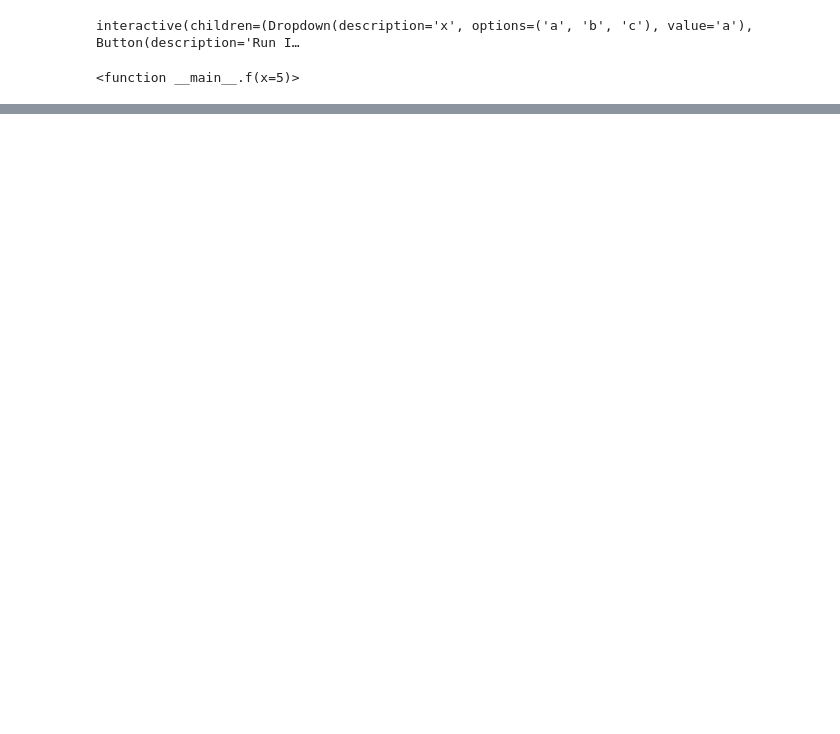
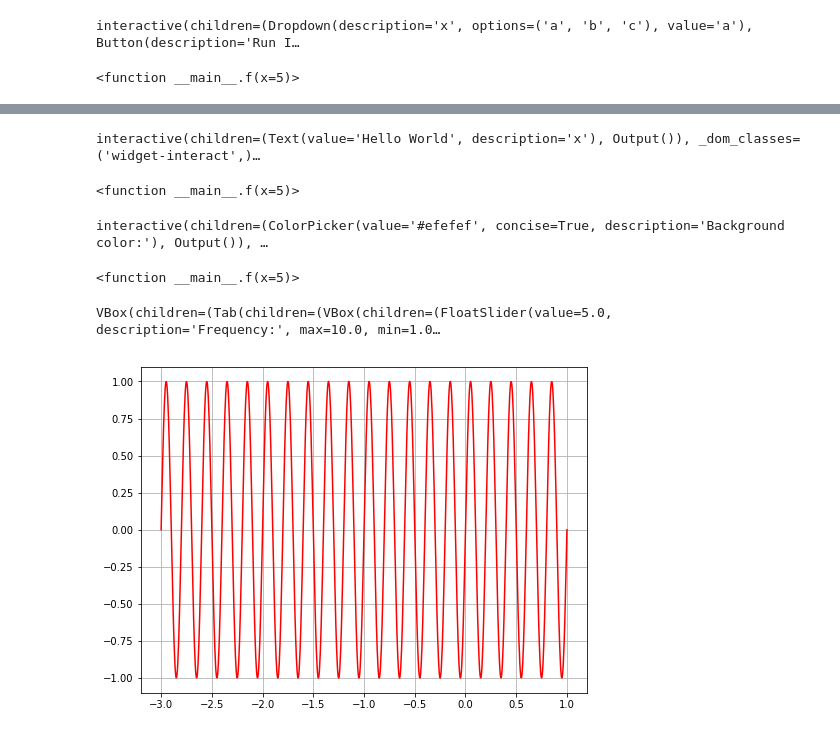
Before and after one commit to seljukgulcan/python-data-science-handbook-notes, a Jupyter notebook: ipywidgets.ipynb, the cells around one changed output, grey strips where cells are left out. Cells and saved outputs as stored; diff of their text form; code cells hidden in the pictures; blank space fills up the shorter version.

```diff
--- a/ipywidgets.ipynb
+++ b/ipywidgets.ipynb
@@ -27,0 +100,7 @@ interactive(children=(Dropdown(description='x', options=('a', 'b', 'c'), value='
+# %%
+grid_button = widgets.ToggleButton(
+    value=False,
+    description='Grid',
+    icon='check'
+)
+widgets.interact(f, x=grid_button.value)
@@ -27,0 +110,62 @@ interactive(children=(Dropdown(description='x', options=('a', 'b', 'c'), value='
+# %%
+title_textbox = widgets.Text(
+    value='Hello World',
+    description='Title:',
+)
+widgets.interact(f, x=title_textbox.value)
+# %% [output]
+interactive(children=(Text(value='Hello World', description='x'), Output()), _dom_classes=('widget-interact',)…
+<function __main__.f(x=5)>
+# %%
+color_picker = widgets.ColorPicker(
+    concise=True,
+    description='Background color:',
+    value='#efefef',
+)
+widgets.interact(f, x=color_picker)
+# %% [output]
+interactive(children=(ColorPicker(value='#efefef', concise=True, description='Background color:'), Output()), …
+<function __main__.f(x=5)>
+# %%
+# Combining everything together
+import numpy as np
+import matplotlib.pyplot as plt
+
+button = widgets.Button(
+    description='Plot',
+)
+
+def plot2(b=None):
+    xlim = range_slider.value
+    freq = freq_slider.value
+    grid = grid_button.value
+    color = color_buttons.value
+    title = title_textbox.value
+    bgcolor = color_picker.value
+
+    t = np.linspace(xlim[0], xlim[1], 1000)
+    f, ax = plt.subplots(1, 1, figsize=(8, 6))
+    ax.plot(t, np.sin(2 * np.pi * freq * t),
+            color=color)
+    ax.grid(grid)
+
+@button.on_click
+def plot_on_click(b):
+    plot2()
+
+tab1 = widgets.VBox(children=[freq_slider,
+                      range_slider,
+                      ])
+tab2 = widgets.VBox(children=[color_buttons,
+                      widgets.HBox(children=[title_textbox,
+                                     color_picker,
+                                     grid_button]),
+                                     ])
+
+tab = widgets.Tab(children=[tab1, tab2])
+tab.set_title(0, 'plot')
+tab.set_title(1, 'styling')
+widgets.VBox(children=[tab, button])
+# %% [output]
+VBox(children=(Tab(children=(VBox(children=(FloatSlider(value=5.0, description='Frequency:', max=10.0, min=1.0…
+[figure, added]
```
Also changed, not shown: parts of 10 cells of this notebook, 1 other file.
